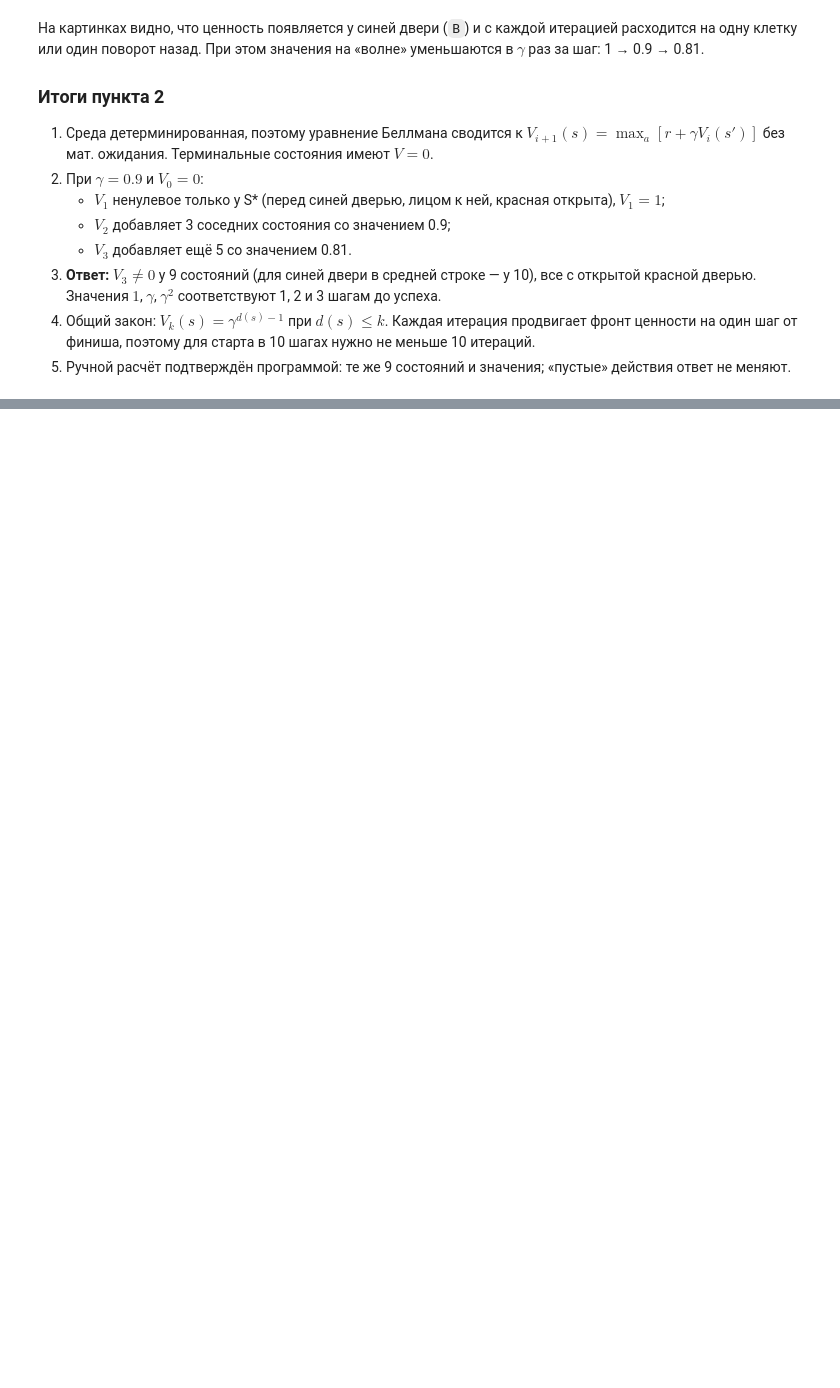
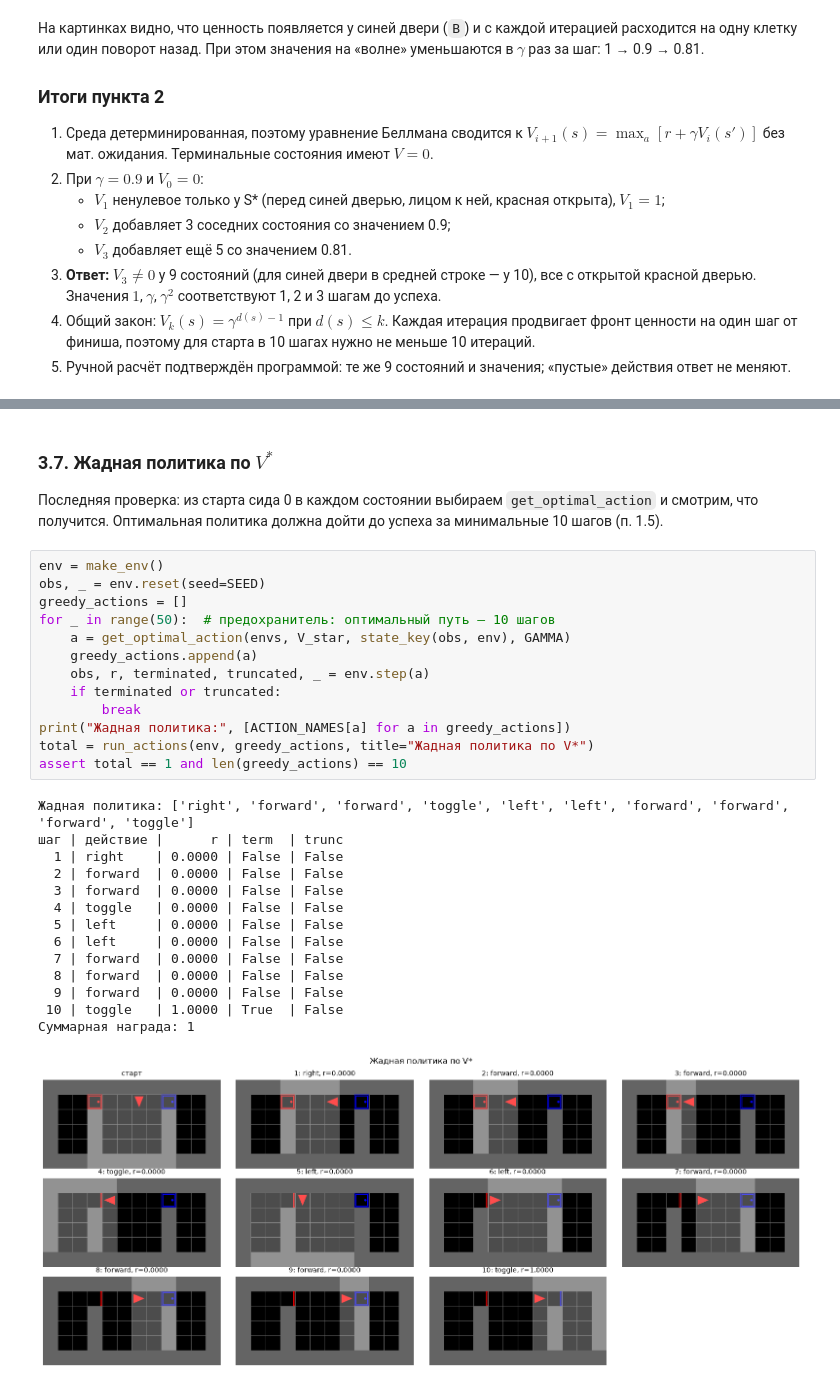
Before and after one commit to DmytryPan/RL-lab-01, a Jupyter notebook: lab01.ipynb, the cells around one changed output, grey strips where cells are left out. Cells and saved outputs as stored; diff of their text form; blank space fills up the shorter version.

```diff
--- a/lab01.ipynb
+++ b/lab01.ipynb
@@ -767,0 +1050,32 @@ plot_values(history, ["$V_1$", "$V_2$", "$V_3$"], states)
+# %% [markdown]
+### 3.7. Жадная политика по $V^*$
+
+Последняя проверка: из старта сида 0 в каждом состоянии выбираем `get_optimal_action` и смотрим, что получится. Оптимальная политика должна дойти до успеха за минимальные 10 шагов (п. 1.5).
+# %%
+env = make_env()
+obs, _ = env.reset(seed=SEED)
+greedy_actions = []
+for _ in range(50):  # предохранитель: оптимальный путь — 10 шагов
+    a = get_optimal_action(envs, V_star, state_key(obs, env), GAMMA)
+    greedy_actions.append(a)
+    obs, r, terminated, truncated, _ = env.step(a)
+    if terminated or truncated:
+        break
+print("Жадная политика:", [ACTION_NAMES[a] for a in greedy_actions])
+total = run_actions(env, greedy_actions, title="Жадная политика по V*")
+assert total == 1 and len(greedy_actions) == 10
+# %% [output]
+Жадная политика: ['right', 'forward', 'forward', 'toggle', 'left', 'left', 'forward', 'forward', 'forward', 'toggle']
+шаг | действие |      r | term  | trunc
+  1 | right    | 0.0000 | False | False
+  2 | forward  | 0.0000 | False | False
+  3 | forward  | 0.0000 | False | False
+  4 | toggle   | 0.0000 | False | False
+  5 | left     | 0.0000 | False | False
+  6 | left     | 0.0000 | False | False
+  7 | forward  | 0.0000 | False | False
+  8 | forward  | 0.0000 | False | False
+  9 | forward  | 0.0000 | False | False
+ 10 | toggle   | 1.0000 | True  | False
+Суммарная награда: 1
+[figure, added]
```
Also changed, not shown: parts of 49 cells of this notebook, 1 other file.
